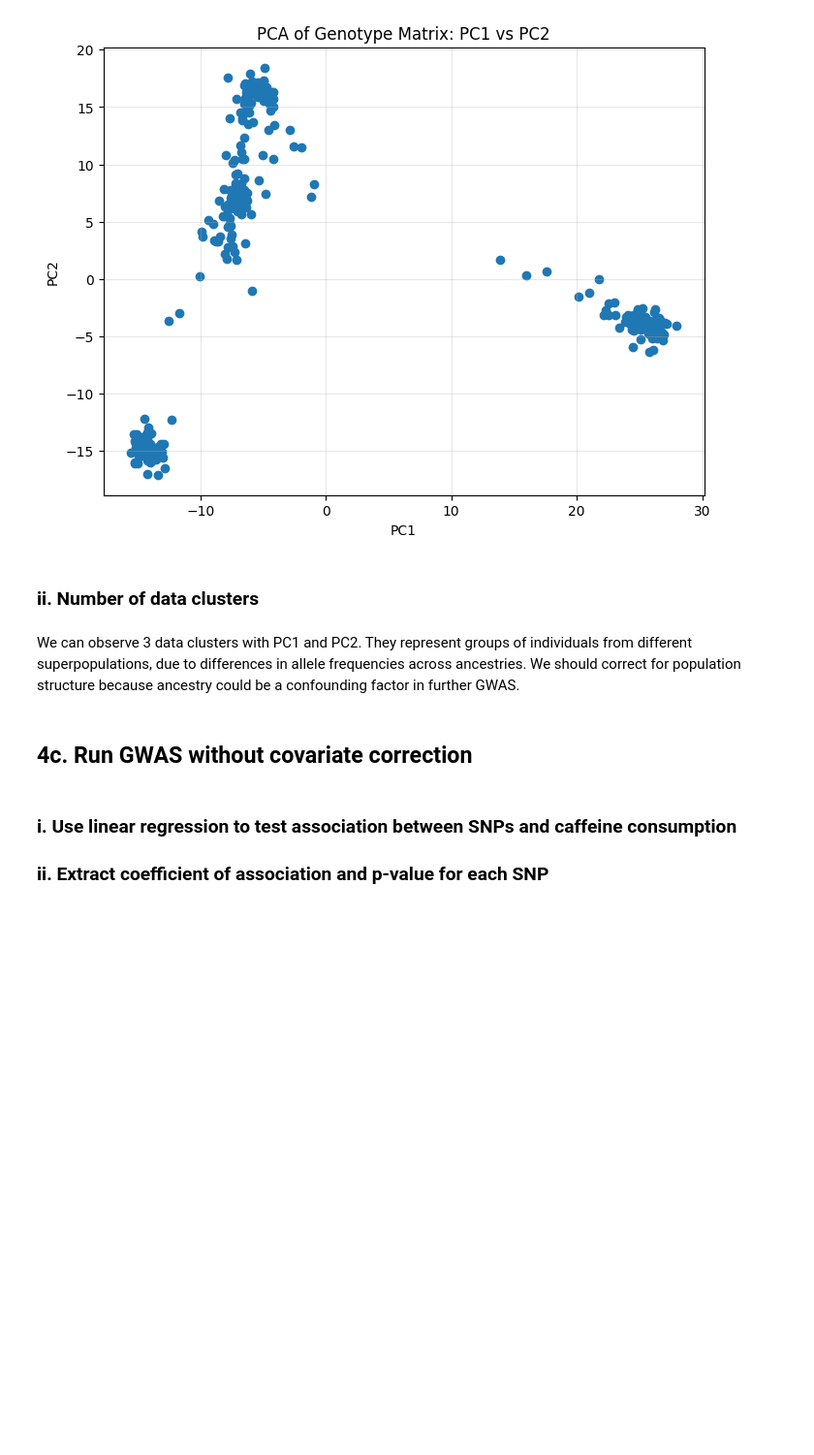
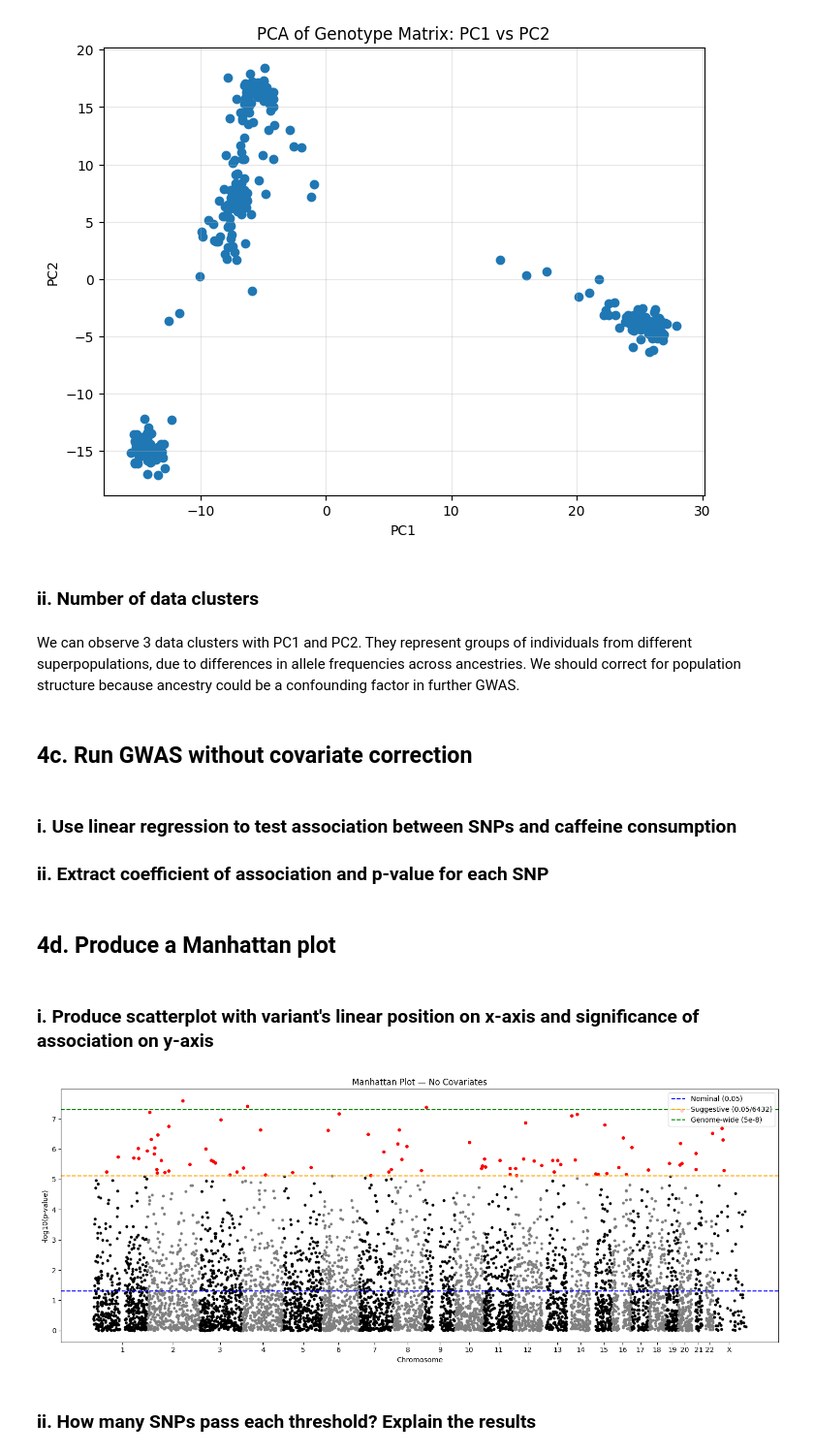
Before and after one commit to leaslive/GeneticsandGenomics, a Jupyter notebook: Genetics Project.ipynb, the cells around one changed output. Shown at 97% size. Drawn from its saved outputs; the diff is of its cells as text; code cells hidden in the pictures; blank space fills up the shorter version.

```diff
--- a/Genetics Project.ipynb
+++ b/Genetics Project.ipynb
@@ -285,4 +285,78 @@ no_correction_results = pd.DataFrame({
     'SNP': snps,
     'beta': no_correction_betas,
     'pval': no_correction_pvals
-})
+}).set_index("SNP")
+# %% [markdown]
+## 4d. Produce a Manhattan plot
+# %% [markdown]
+### i. Produce scatterplot with variant's linear position on x-axis and significance of association on y-axis
+# %%
+pos = vcf_maf_filtered[['CHROM', 'POS']]
+pval = no_correction_results['pval']
+df = pd.merge(pos, pval, left_index=True, right_index=True)
+
+# Convert chromosome labels to numeric ordering
+chrom_order = [str(i) for i in range(1, 23)] + ["X"]
+df["CHROM"] = pd.Categorical(df["CHROM"], categories=chrom_order, ordered=True)
+df = df.sort_values(["CHROM", "POS"])
+
+# Add -log10(p) and cumulative positions
+df['neglog10p'] = -np.log10(df['pval'])
+chrom_sizes = df.groupby('CHROM', observed=True)['POS'].max()
+chrom_start = chrom_sizes.cumsum() - chrom_sizes
+chrom_start = chrom_start.to_dict()
+df["pos_cum"] = df.apply(lambda row: row["POS"] + chrom_start[row["CHROM"]], axis=1)
+
+# Significance thresholds
+N = df.shape[0]
+p_nominal = 0.05
+p_suggestive = 0.05 / N
+p_genomewide = 5e-8
+thr_nominal = -np.log10(p_nominal)
+thr_suggestive = -np.log10(p_suggestive)
+thr_genomewide = -np.log10(p_genomewide)
+
+# Manhattan plot
+plt.figure(figsize=(15,6))
+
+# Alternating colors by chromosome
+colors = ["black", "gray"]
+chroms = [c for c in chrom_order if c in df["CHROM"].unique()]
+
+for i, chrom in enumerate(chroms):
+    subset = df[df["CHROM"] == chrom]
+    plt.scatter(
+        subset["pos_cum"],
+        subset["neglog10p"],
+        s=10,
+        color=colors[i % 2]
+    )
+
+# Highlight suggestive SNPs
+sig_mask = df["pval"] < p_suggestive
+plt.scatter(
+    df[sig_mask]["pos_cum"],
+    df[sig_mask]["neglog10p"],
+    s=15,
+    color="red"
+)
+
+# Threshold lines
+plt.axhline(thr_nominal, color="blue", linestyle="--", label="Nominal (0.05)")
+plt.axhline(thr_suggestive, color="orange", linestyle="--", label=f"Suggestive (0.05/{N})")
+plt.axhline(thr_genomewide, color="green", linestyle="--", label="Genome-wide (5e-8)")
+
+# X-axis ticks at chromosome midpoints
+chrom_mid = df.groupby("CHROM", observed=True)["pos_cum"].mean()
+plt.xticks(chrom_mid.values, chrom_mid.index)
+
+plt.xlabel("Chromosome")
+plt.ylabel("-log10(p-value)")
+plt.title("Manhattan Plot — No Covariates")
+plt.legend()
+plt.tight_layout()
+plt.show()
+# %% [output]
+[figure, added]
+# %% [markdown]
+### ii. How many SNPs pass each threshold? Explain the results
```
Also changed, not shown: parts of 2 cells of this notebook.
